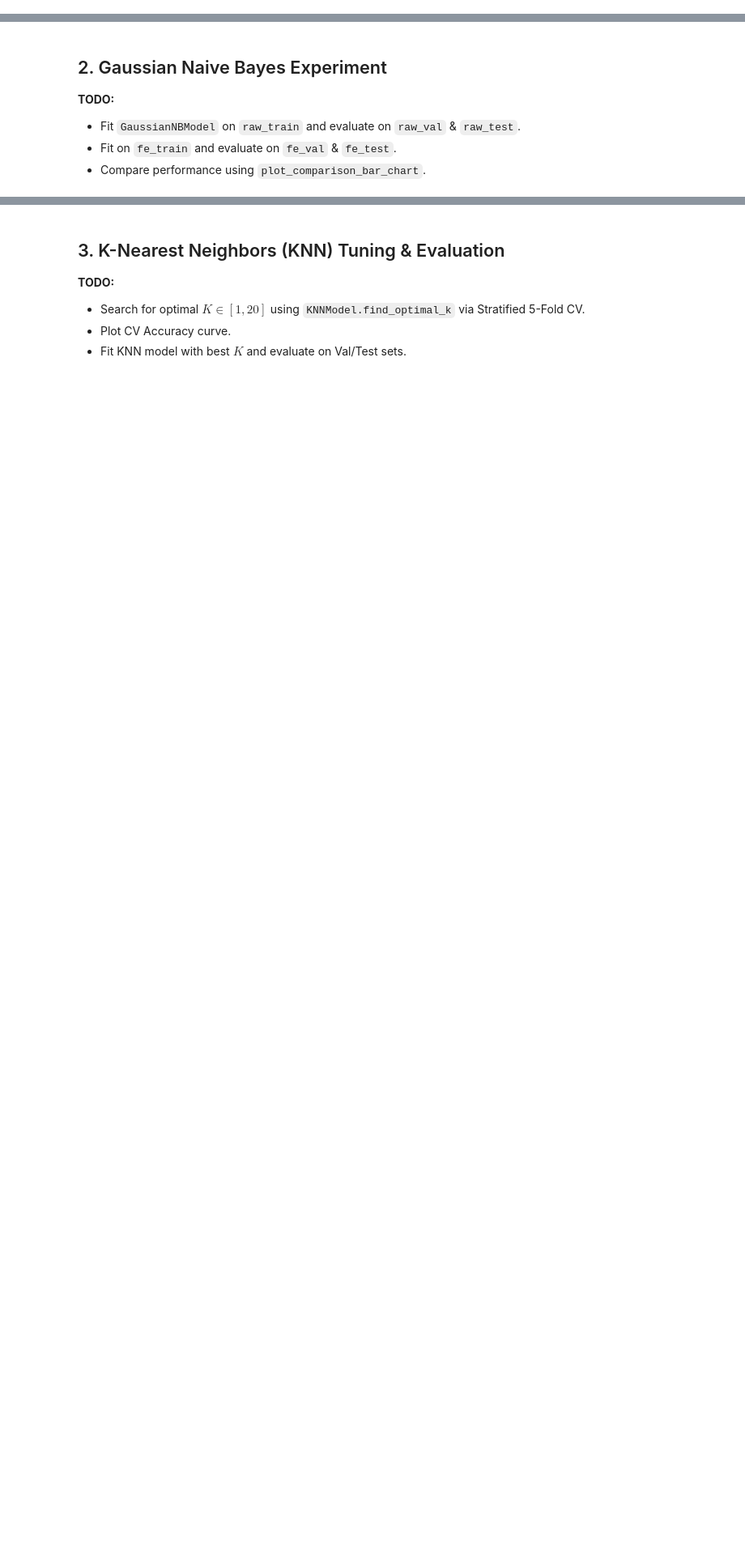
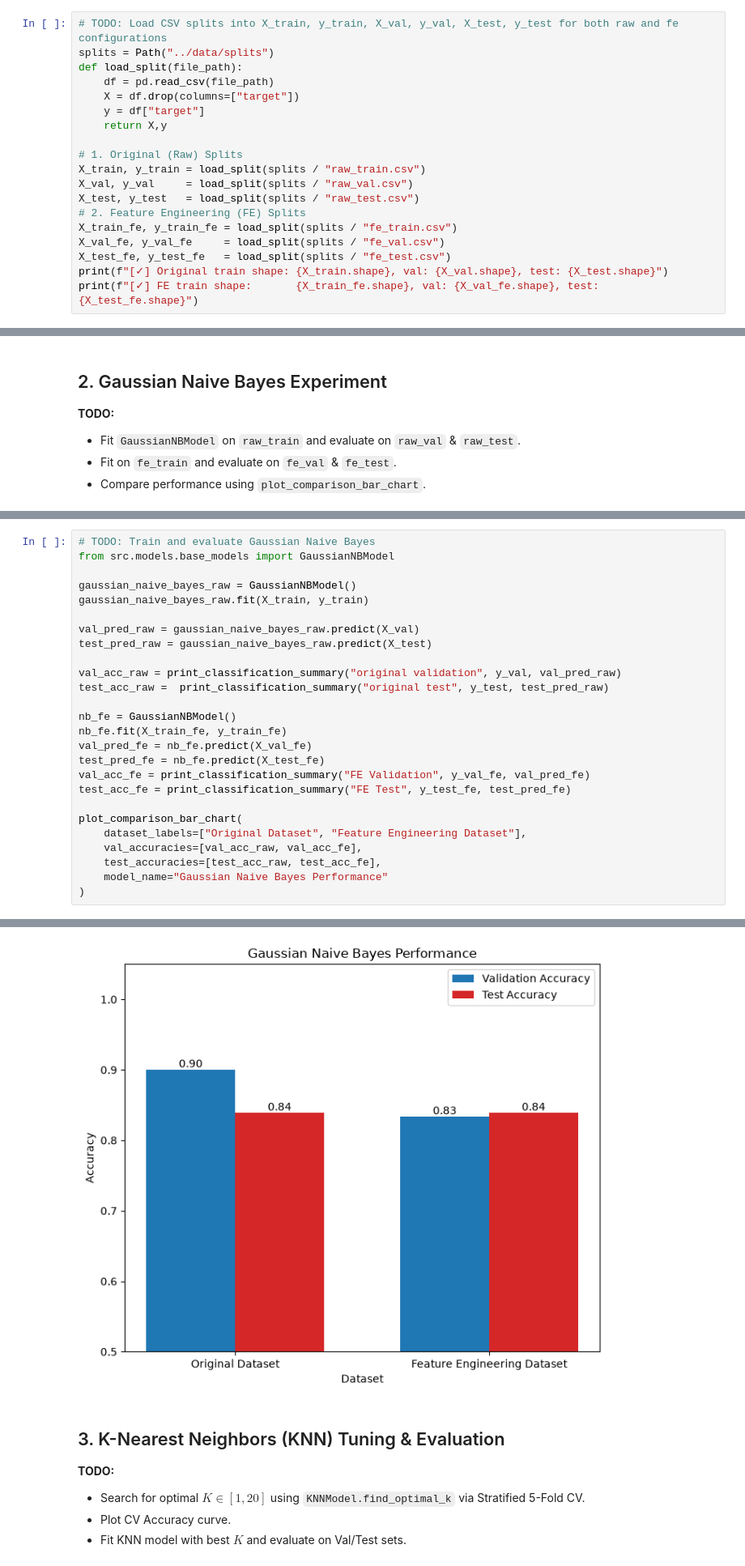
Before and after one commit to AIVIETNAM-AIO-HoangLD/Heart-Disease-Diagnosis-Using-Machine-Learning, a Jupyter notebook: notebooks/02_baseline_models.ipynb, the cells around one changed output, grey strips where cells are left out. Shown at 81% size. Cells and saved outputs as stored; diff of their text form; blank space fills up the shorter version.

```diff
--- a/notebooks/02_baseline_models.ipynb
+++ b/notebooks/02_baseline_models.ipynb
@@ -41,0 +41,19 @@ Load `raw_train.csv`, `raw_val.csv`, `raw_test.csv`, and `fe_train.csv`, `fe_val
+# %%
+# TODO: Load CSV splits into X_train, y_train, X_val, y_val, X_test, y_test for both raw and fe configurations
+splits = Path("../data/splits")
+def load_split(file_path):
+    df = pd.read_csv(file_path)
+    X = df.drop(columns=["target"])
+    y = df["target"]
+    return X,y
+
+# 1. Original (Raw) Splits
+X_train, y_train = load_split(splits / "raw_train.csv")
+X_val, y_val     = load_split(splits / "raw_val.csv")
+X_test, y_test   = load_split(splits / "raw_test.csv")
+# 2. Feature Engineering (FE) Splits
+X_train_fe, y_train_fe = load_split(splits / "fe_train.csv")
+X_val_fe, y_val_fe     = load_split(splits / "fe_val.csv")
+X_test_fe, y_test_fe   = load_split(splits / "fe_test.csv")
+print(f"[✓] Original train shape: {X_train.shape}, val: {X_val.shape}, test: {X_test.shape}")
+print(f"[✓] FE train shape:       {X_train_fe.shape}, val: {X_val_fe.shape}, test: {X_test_fe.shape}")
@@ -50,0 +73,27 @@ Load `raw_train.csv`, `raw_val.csv`, `raw_test.csv`, and `fe_train.csv`, `fe_val
+# %%
+# TODO: Train and evaluate Gaussian Naive Bayes
+from src.models.base_models import GaussianNBModel
+
+gaussian_naive_bayes_raw = GaussianNBModel()
+gaussian_naive_bayes_raw.fit(X_train, y_train)
+
+val_pred_raw = gaussian_naive_bayes_raw.predict(X_val)
+test_pred_raw = gaussian_naive_bayes_raw.predict(X_test)
+
+val_acc_raw = print_classification_summary("original validation", y_val, val_pred_raw)
+test_acc_raw =  print_classification_summary("original test", y_test, test_pred_raw)
+
+nb_fe = GaussianNBModel()
+nb_fe.fit(X_train_fe, y_train_fe)
+val_pred_fe = nb_fe.predict(X_val_fe)
+test_pred_fe = nb_fe.predict(X_test_fe)
+val_acc_fe = print_classification_summary("FE Validation", y_val_fe, val_pred_fe)
+test_acc_fe = print_classification_summary("FE Test", y_test_fe, test_pred_fe)
+
+plot_comparison_bar_chart(
+    dataset_labels=["Original Dataset", "Feature Engineering Dataset"],
+    val_accuracies=[val_acc_raw, val_acc_fe],
+    test_accuracies=[test_acc_raw, test_acc_fe],
+    model_name="Gaussian Naive Bayes Performance"
+)
+# %% [output]
@@ -51,3 +117,4 @@ Load `raw_train.csv`, `raw_val.csv`, `raw_test.csv`, and `fe_train.csv`, `fe_val
+[figure, added]
 # %% [markdown]
 ## 3. K-Nearest Neighbors (KNN) Tuning & Evaluation
 
```
Also changed, not shown: parts of 7 cells of this notebook, 3 other files.
